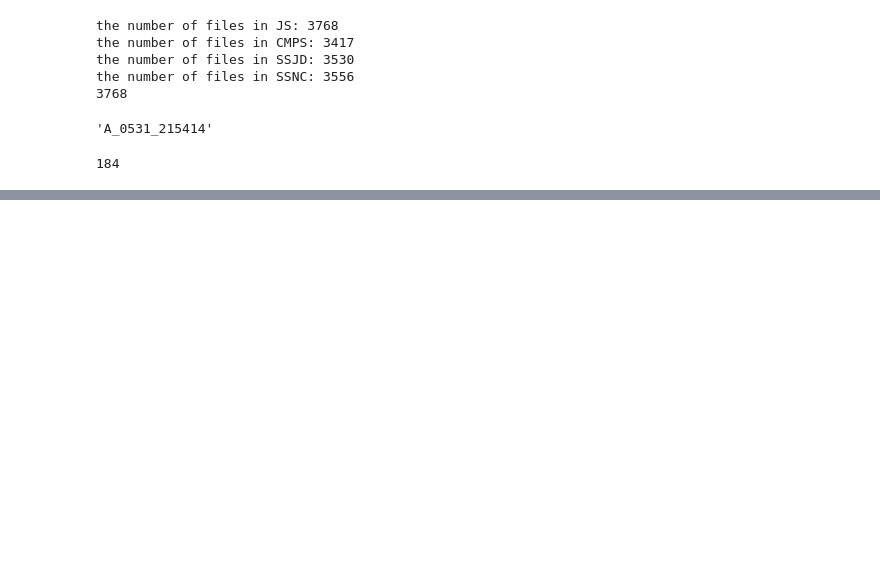
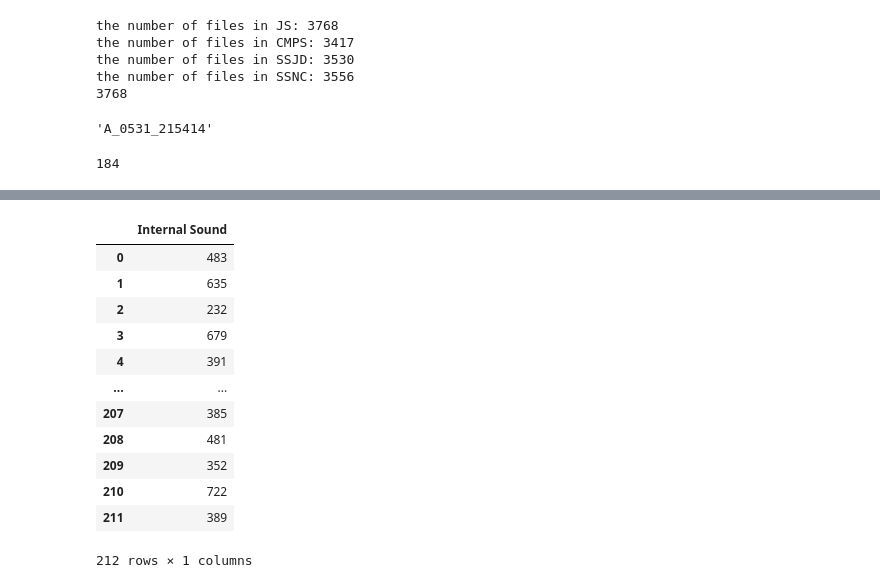
Before and after one commit to changyeon99/forCapstone, a Jupyter notebook: TimingBeltDataPreprocessing.ipynb, the cells around one changed output, grey strips where cells are left out. Cells and saved outputs as stored; diff of their text form; code cells hidden in the pictures; blank space fills up the shorter version.

```diff
--- a/TimingBeltDataPreprocessing.ipynb
+++ b/TimingBeltDataPreprocessing.ipynb
@@ -122,2 +213,17 @@ len(missingfilesofJS) # 184. 결측 파일 정보. 184+3768=3952
 # %%
 # JS. 신호처리
+A_0531_215414
+# %% [output]
+|  | Internal Sound |
+| 0 | 483 |
+| 1 | 635 |
+| 2 | 232 |
+| 3 | 679 |
+| 4 | 391 |
+| ... | ... |
+| 207 | 385 |
+| 208 | 481 |
+| 209 | 352 |
+| 210 | 722 |
+| 211 | 389 |
+212 rows × 1 columns
```
Also changed, not shown: parts of 11 cells of this notebook.
